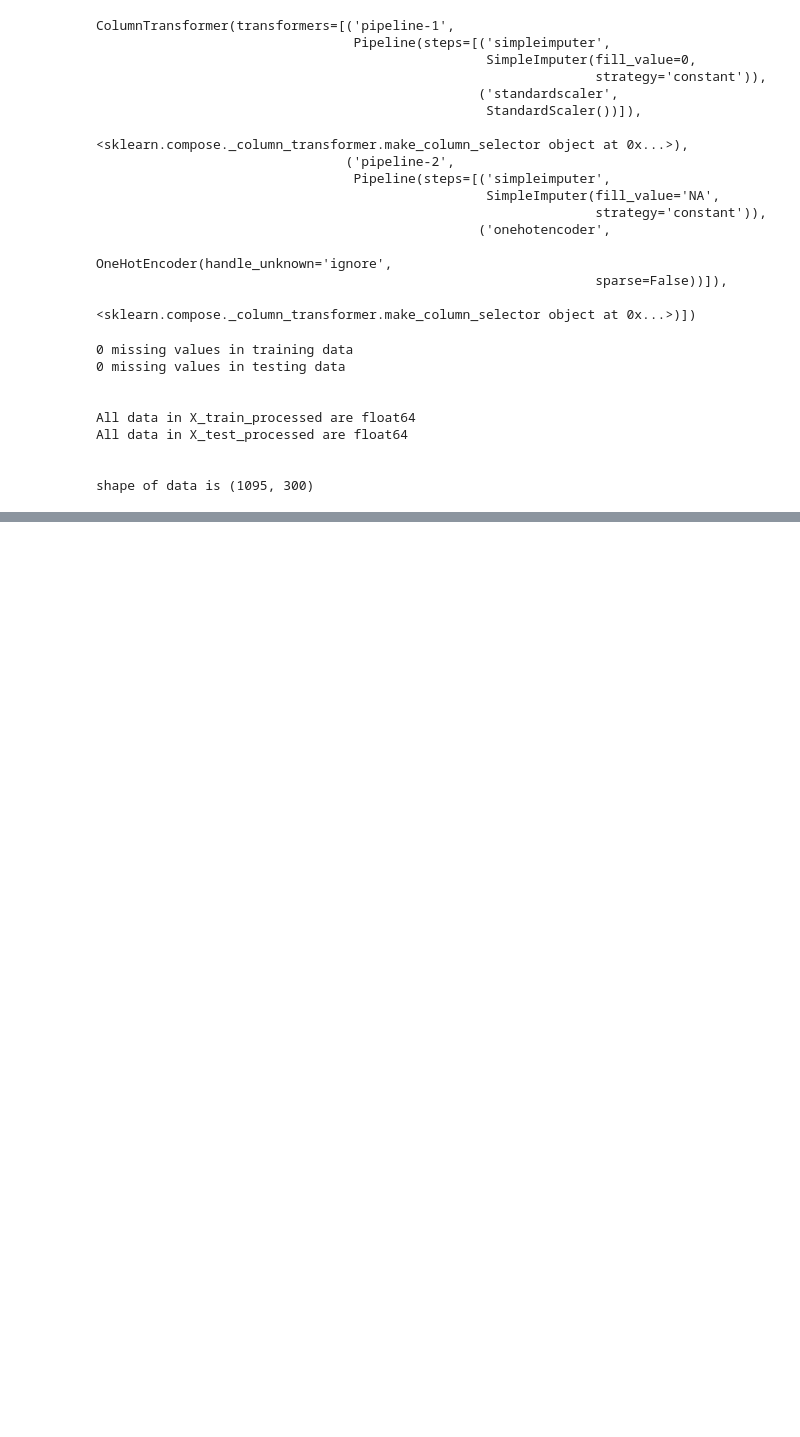
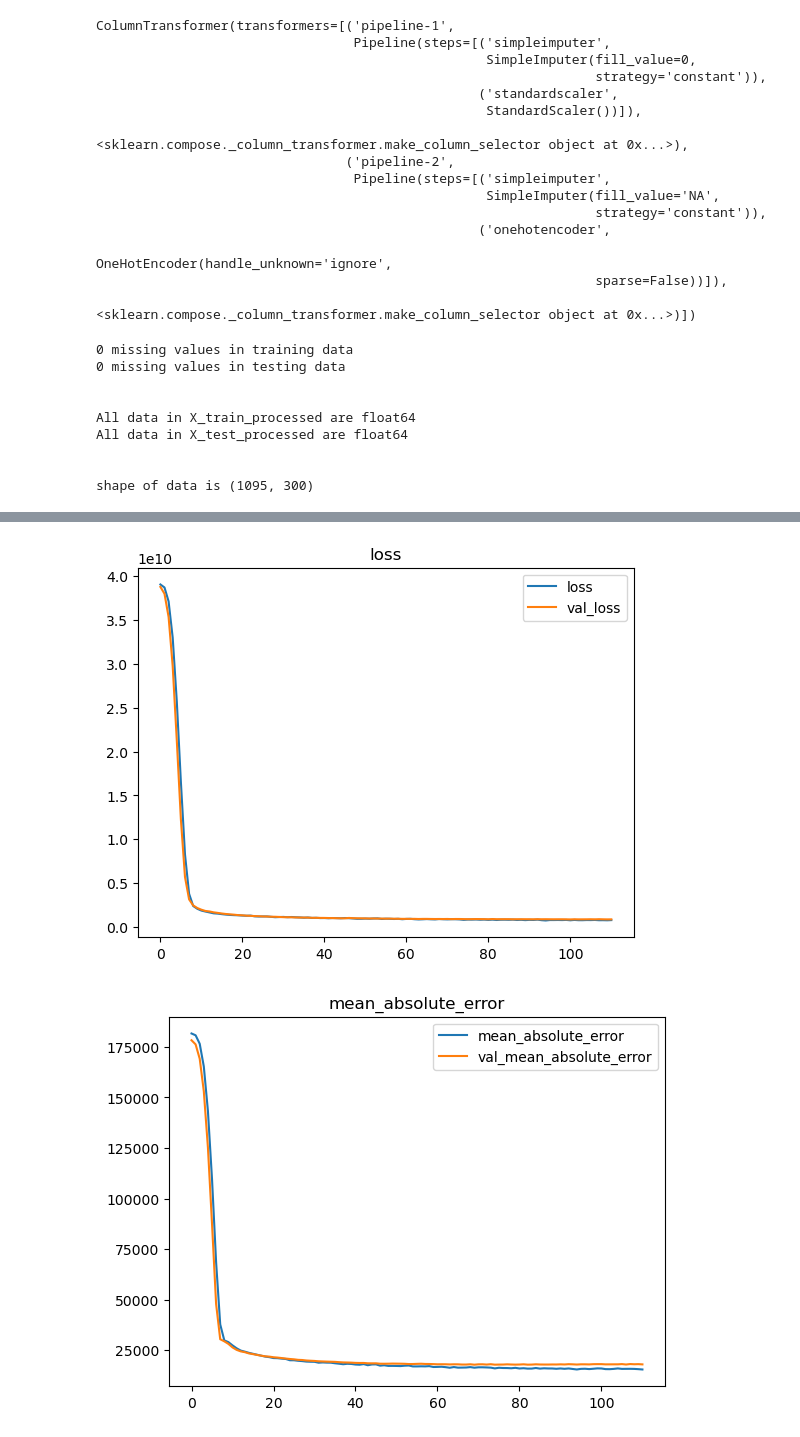
Before and after one commit to mikemenj/Assignments, a Jupyter notebook: Neural Network Exercise.ipynb, the cells around one changed output, grey strips where cells are left out. Saved outputs shown, nothing was run; the diff lists cells and outputs as text; code cells hidden in the pictures; blank space fills up the shorter version.

```diff
--- a/Neural Network Exercise.ipynb
+++ b/Neural Network Exercise.ipynb
@@ -192,0 +489,29 @@ shape of data is (1095, 300)
+# %%
+%%time
+
+# compile model with additional metrics
+reg_model.compile(loss='mse',
+                  optimizer='adam',
+                  metrics=[metrics.MeanAbsoluteError(),
+                           metrics.RootMeanSquaredError()])
+
+history = reg_model.fit(X_train_processed, y_train,
+                        validation_data = (X_test_processed, y_test),
+                        epochs=550,
+                        verbose=0
+                        #add early stopping
+                        ,callbacks=[EarlyStopping(patience=10)]
+                       )
+
+# plot learning
+plot_history(history)
+
+# evaluate model
+y_pred = reg_model.predict(X_test_processed)
+
+print(f'final RMSE: {np.sqrt(mean_squared_error(y_test, y_pred))}')
+print(f'final MAE: {mean_absolute_error(y_test, y_pred)}')
+print(f'final R2: {r2_score(y_test, y_pred)}')
+# %% [output]
+[figure, added]
+[figure, added]
```
Also changed, not shown: parts of 21 cells of this notebook.
